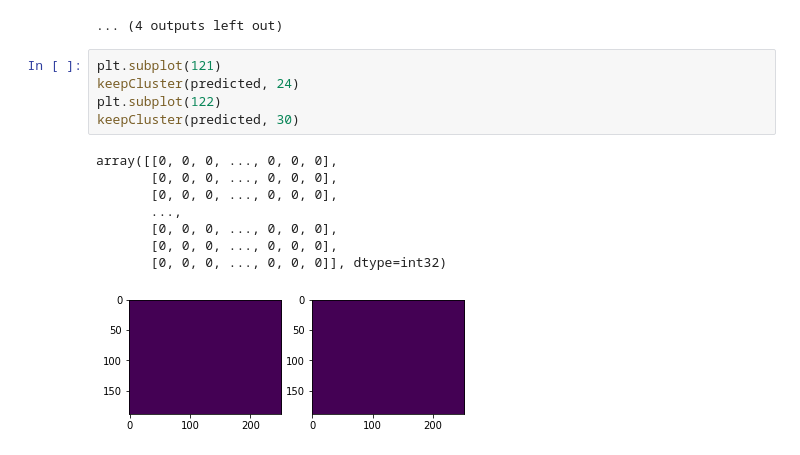
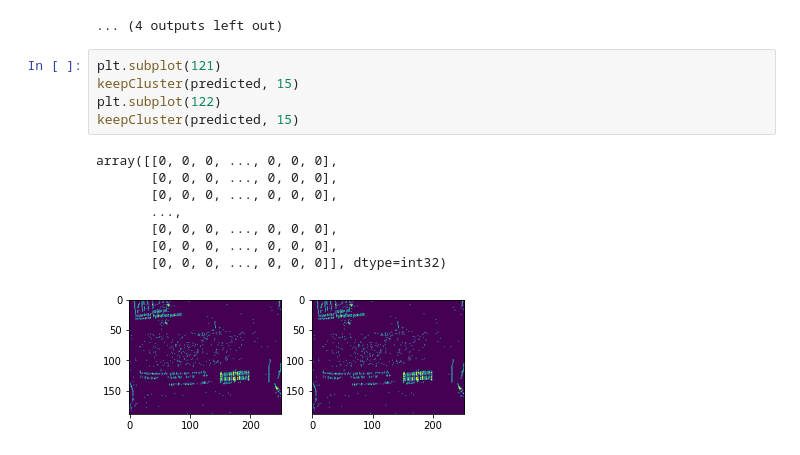
Before and after one commit to Dominique57/Barcode-Detector-GPGPU, a Jupyter notebook: python/prototypage.ipynb, the cells around one changed output. Saved outputs shown, nothing was run; the diff lists cells and outputs as text.

```diff
--- a/python/prototypage.ipynb
+++ b/python/prototypage.ipynb
@@ -191,18 +191,18 @@ for i in range(clusterer.n_clusters):
 ... (4 outputs left out)
 # %%
 plt.subplot(121)
-keepCluster(predicted, 24)
+keepCluster(predicted, 15)
 plt.subplot(122)
-keepCluster(predicted, 30)
+keepCluster(predicted, 15)
 # %% [output]
 array([[0, 0, 0, ..., 0, 0, 0],
        [0, 0, 0, ..., 0, 0, 0],
        [0, 0, 0, ..., 0, 0, 0],
        ...,
        [0, 0, 0, ..., 0, 0, 0],
        [0, 0, 0, ..., 0, 0, 0],
        [0, 0, 0, ..., 0, 0, 0]], dtype=int32)
-[figure, old version]
+[figure, new version]
 # %%
 a, b = keepCluster(predicted, 24), keepCluster(predicted, 30)
 c = np.logical_xor(a, b)
```
Also changed, not shown: parts of 7 cells of this notebook, 1 other file.
